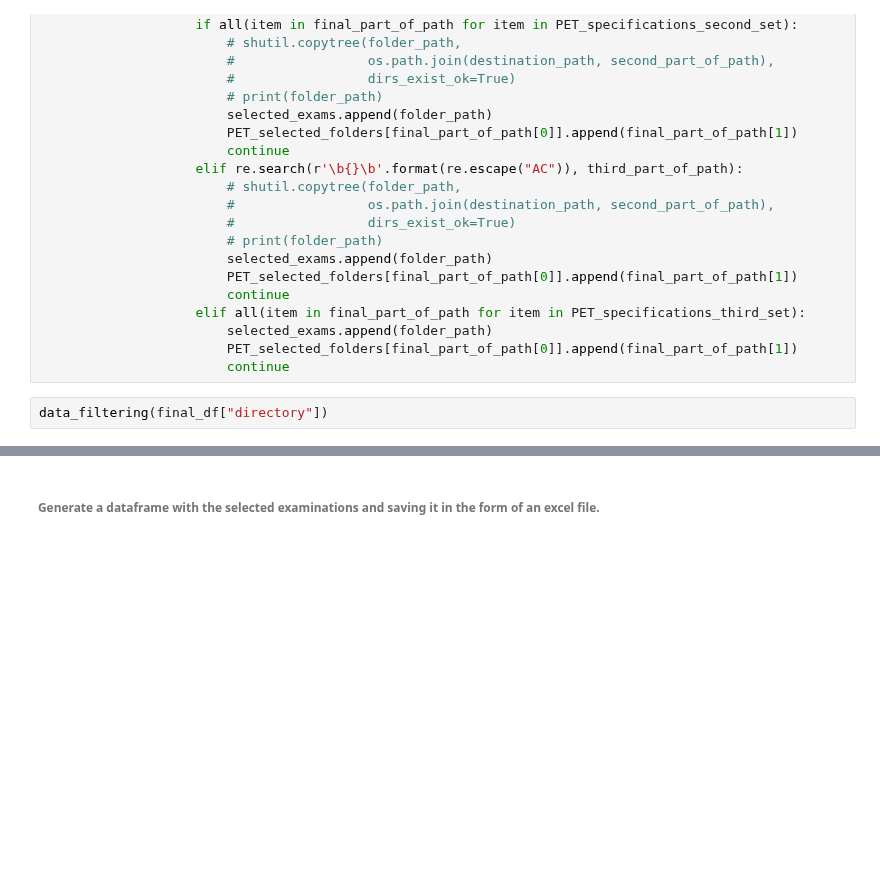
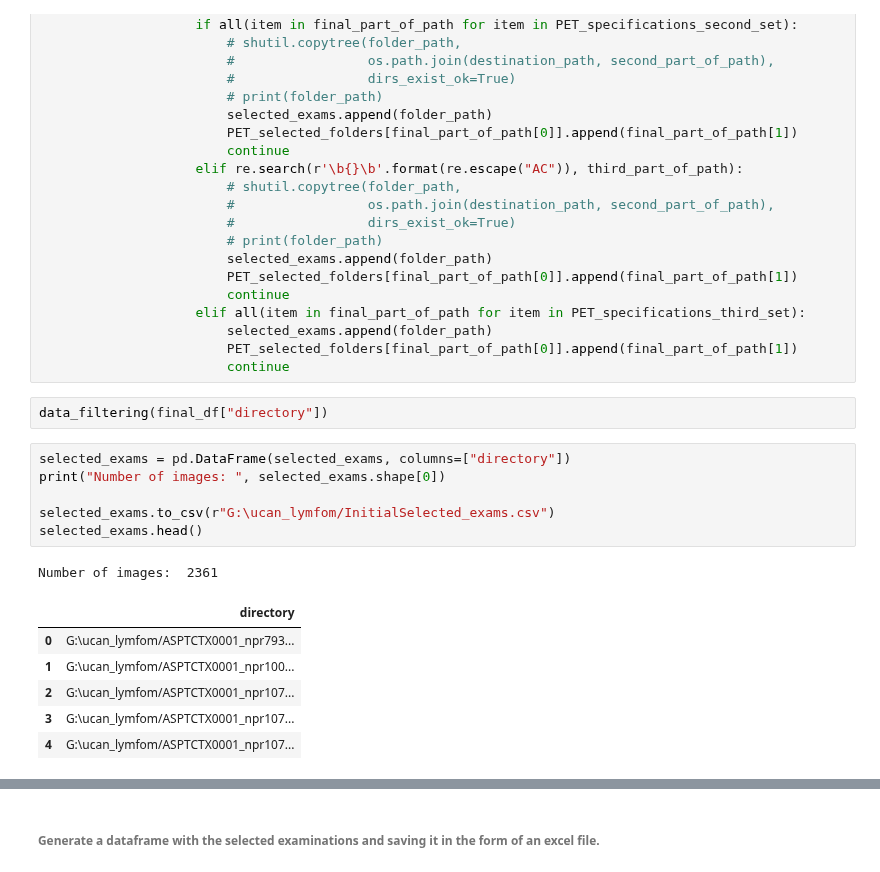
Before and after one commit to NickosKal/UCAN-PET-CT-image-data-handling-pipeline, a Jupyter notebook: Task 1.2/Image_Selection.ipynb, the cells around one changed output, grey strips where cells are left out. Cells and saved outputs as stored; diff of their text form; blank space fills up the shorter version.

```diff
--- a/Task 1.2/Image_Selection.ipynb
+++ b/Task 1.2/Image_Selection.ipynb
@@ -386,3 +387,17 @@ def data_filtering(dataframe_column):
                         continue
 # %%
 data_filtering(final_df["directory"])
+# %%
+selected_exams = pd.DataFrame(selected_exams, columns=["directory"])
+print("Number of images: ", selected_exams.shape[0])
+
+selected_exams.to_csv(r"G:\ucan_lymfom/InitialSelected_exams.csv")
+selected_exams.head()
+# %% [output]
+Number of images:  2361
+|  | directory |
+| 0 | G:\ucan_lymfom/ASPTCTX0001_npr793... |
+| 1 | G:\ucan_lymfom/ASPTCTX0001_npr100... |
+| 2 | G:\ucan_lymfom/ASPTCTX0001_npr107... |
+| 3 | G:\ucan_lymfom/ASPTCTX0001_npr107... |
+| 4 | G:\ucan_lymfom/ASPTCTX0001_npr107... |
```
Also changed, not shown: parts of 11 cells of this notebook, 1 other file.
